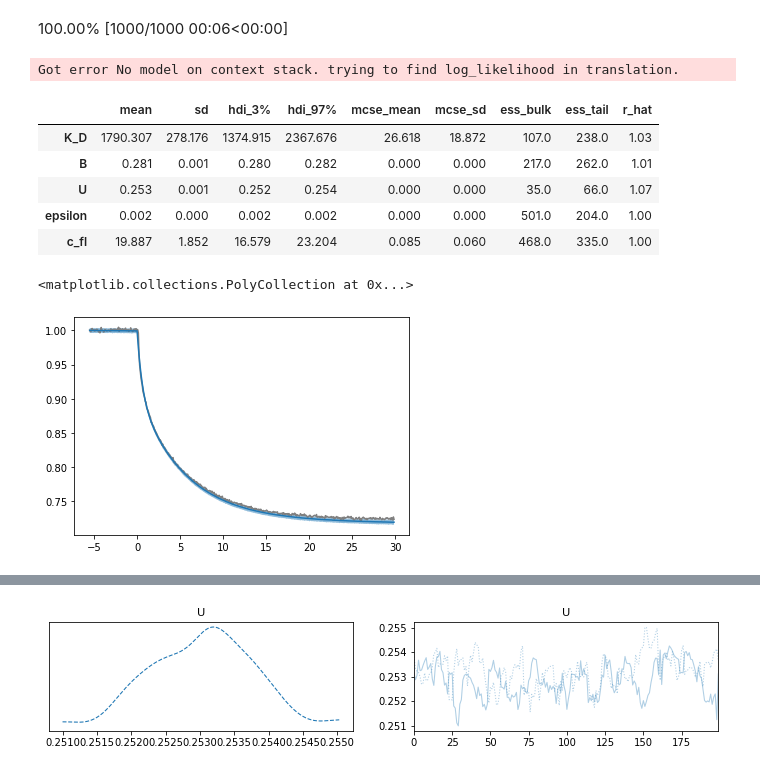
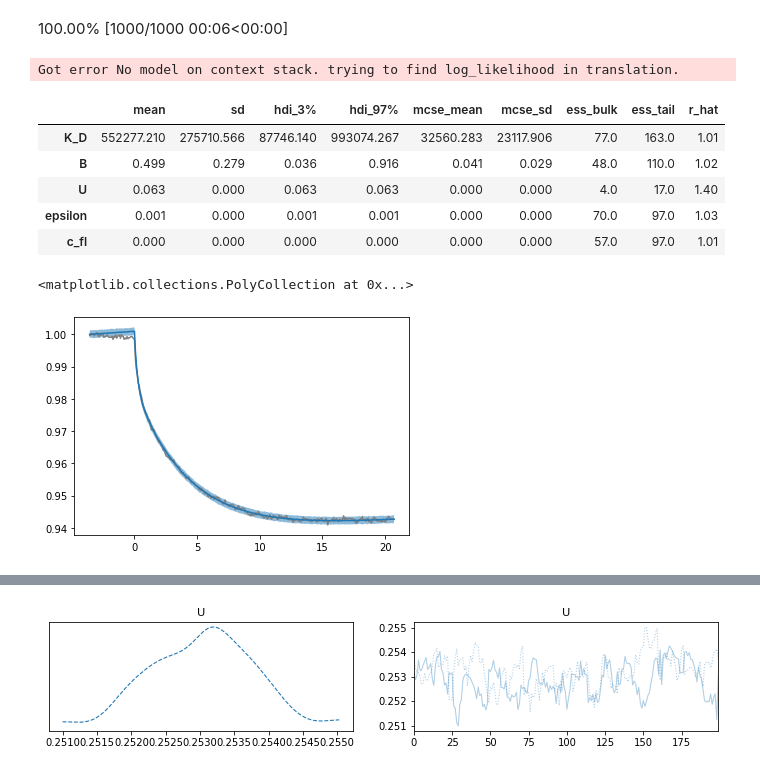
Before and after one commit to Katona-lab/MST-anlysis, a Jupyter notebook: MST_progress_curve_analysis.ipynb, the cells around one changed output, grey strips where cells are left out. Drawn from its saved outputs; the diff is of its cells as text; code cells hidden in the pictures.

```diff
--- a/MST_progress_curve_analysis.ipynb
+++ b/MST_progress_curve_analysis.ipynb
@@ -49,10 +56,10 @@ from IPython.display import display
 #@markdown Step 1: Inspect the progress curve. Is this the data you want to model? The program tries to guess a suitable end point automatically. This initial guess will vary from capillary to capillary, but once you start modelling the last displayed end data point will be used for for all capillaries. Please feel free to override data range according to your wishes.<p>
 #@markdown Step 2: Zoom in with the sliders to the laser start point and adjust to the point where the Fnorm starts to drop rapidly. Experience shows that there is a few ms delay between time 0 of the instrument and first sign of response in Fnorm. An empirical delay is already automatically applied to laser start.<p>
 #@markdown Step 3: Reset the end slider to the end of the IR irradiation period or any point earlier. The model does not take into account the recovery phase after the IR laser is swiched off.
-Capillary = "1" #@param ["1", "2", "3", "4", "5", "6", "7", "8", "9", "10", "11", "12", "13", "14", "15", "16"]
+Capillary = "16" #@param ["1", "2", "3", "4", "5", "6", "7", "8", "9", "10", "11", "12", "13", "14", "15", "16"]
 
 Data_range=widgets.IntRangeSlider(
-    value=[0, fluorescence[int(Capillary)].astype(float).idxmin()],
+    value=[0, fluorescence[int(Capillary)-1].astype(float).idxmin()],
     min=0,
     max=len(onedtime),
     step=1,
@@ -94,7 +101,7 @@ IR_pos=widgets.IntSlider(
 def f(Data_range, IR_pos):
     Start_pos,End_pos=Data_range
     fig, ax = plt.subplots()
-    ax.plot(onedtime[Start_pos:End_pos],fluorescence[int(Capillary)].astype(float).iloc[Start_pos:End_pos], color='gray')
+    ax.plot(onedtime[Start_pos:End_pos],fluorescence[int(Capillary)-1].astype(float).iloc[Start_pos:End_pos], color='gray')
     ax.annotate('IR laser',
             xy=(onedtime[IR_pos], 1),
             xytext=(onedtime[IR_pos], 0.95),
@@ -251,22 +252,22 @@ pm.stats.summary(trace,var_names=['K_D','B','U', 'epsilon','c_fl'])
 # %% [output]
 Got error No model on context stack. trying to find log_likelihood in translation.
 |  | mean | sd | hdi_3% | hdi_97% | mcse_mean | mcse_sd | ess_bulk | ess_tail | r_hat |
-| K_D | 1790.307 | 278.176 | 1374.915 | 2367.676 | 26.618 | 18.872 | 107.0 | 238.0 | 1.03 |
-| B | 0.281 | 0.001 | 0.280 | 0.282 | 0.000 | 0.000 | 217.0 | 262.0 | 1.01 |
-| U | 0.253 | 0.001 | 0.252 | 0.254 | 0.000 | 0.000 | 35.0 | 66.0 | 1.07 |
-| epsilon | 0.002 | 0.000 | 0.002 | 0.002 | 0.000 | 0.000 | 501.0 | 204.0 | 1.00 |
-| c_fl | 19.887 | 1.852 | 16.579 | 23.204 | 0.085 | 0.060 | 468.0 | 335.0 | 1.00 |
+| K_D | 552277.210 | 275710.566 | 87746.140 | 993074.267 | 32560.283 | 23117.906 | 77.0 | 163.0 | 1.01 |
+| B | 0.499 | 0.279 | 0.036 | 0.916 | 0.041 | 0.029 | 48.0 | 110.0 | 1.02 |
+| U | 0.063 | 0.000 | 0.063 | 0.063 | 0.000 | 0.000 | 4.0 | 17.0 | 1.40 |
+| epsilon | 0.001 | 0.000 | 0.001 | 0.001 | 0.000 | 0.000 | 70.0 | 97.0 | 1.03 |
+| c_fl | 0.000 | 0.000 | 0.000 | 0.000 | 0.000 | 0.000 | 57.0 | 97.0 | 1.01 |
 # %%
 #@title Posterior predictive check { run: "auto" }
 #@markdown Choose the capillary to analyse:
-Capillary = "6" #@param ["1", "2", "3", "4", "5", "6", "7", "8", "9", "10", "11", "12", "13", "14", "15", "16"]
+Capillary = "1" #@param ["1", "2", "3", "4", "5", "6", "7", "8", "9", "10", "11", "12", "13", "14", "15", "16"]
 
-plt.plot(onedtime[:475],fluorescence[int(Capillary)].astype(float).iloc[0:475], color='gray')
-plt.plot(onedtime[:475],np.mean(ppc['P'][:,:,int(Capillary)-1], axis=0))
-plt.fill_between(np.array(onedtime[:475],dtype=float), np.array(pm.stats.hdi(ppc['P'][:,:,int(Capillary)-1])[:,0],dtype=float) ,np.array(pm.stats.hdi(ppc['P'][:,:,int(Capillary)-1])[:,1],dtype=float) , alpha=0.5)
+plt.plot(onedtime[start:end],fluorescence[int(Capillary)-1].astype(float).iloc[start:end], color='gray')
+plt.plot(onedtime[start:end],np.mean(ppc['P'][:,:,int(Capillary)-1], axis=0))
+plt.fill_between(np.array(onedtime[start:end],dtype=float), np.array(pm.stats.hdi(ppc['P'][:,:,int(Capillary)-1])[:,0],dtype=float) ,np.array(pm.stats.hdi(ppc['P'][:,:,int(Capillary)-1])[:,1],dtype=float) , alpha=0.5)
 # %% [output]
 <matplotlib.collections.PolyCollection at 0x...>
-[figure, old version]
+[figure, new version]
 # %%
 fluorescence
 # %% [output]
```
Also changed, not shown: parts of 5 cells of this notebook.
